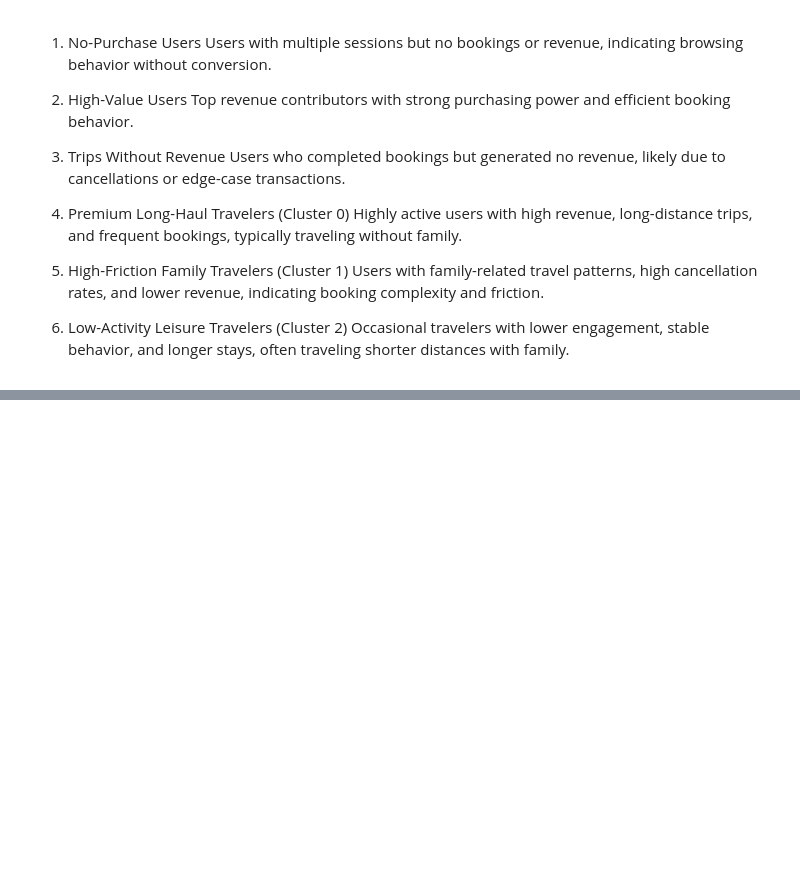
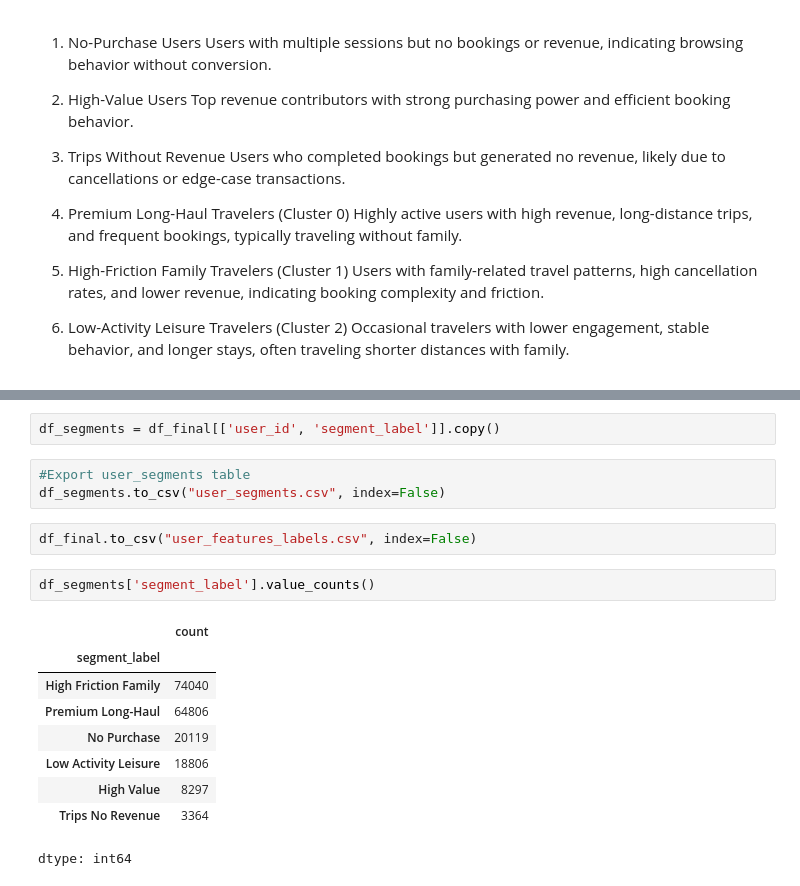
Before and after one commit to adrianmrizo/Client-Segmentation-Analysis, a Jupyter notebook: Adrian_Travel_Tide_Mastery_Project.ipynb, the cells around one changed output, grey strips where cells are left out. Drawn from its saved outputs; the diff is of its cells as text; blank space fills up the shorter version.

```diff
--- a/Adrian_Travel_Tide_Mastery_Project.ipynb
+++ b/Adrian_Travel_Tide_Mastery_Project.ipynb
@@ -1861,0 +1947,19 @@ Occasional travelers with lower engagement, stable behavior, and longer stays, o
+# %%
+df_segments = df_final[['user_id', 'segment_label']].copy()
+# %%
+#Export user_segments table
+df_segments.to_csv("user_segments.csv", index=False)
+# %%
+df_final.to_csv("user_features_labels.csv", index=False)
+# %%
+df_segments['segment_label'].value_counts()
+# %% [output]
+|  | count |
+| segment_label |  |
+| High Friction Family | 74040 |
+| Premium Long-Haul | 64806 |
+| No Purchase | 20119 |
+| Low Activity Leisure | 18806 |
+| High Value | 8297 |
+| Trips No Revenue | 3364 |
+dtype: int64
```
Also changed, not shown: parts of 41 cells of this notebook.
